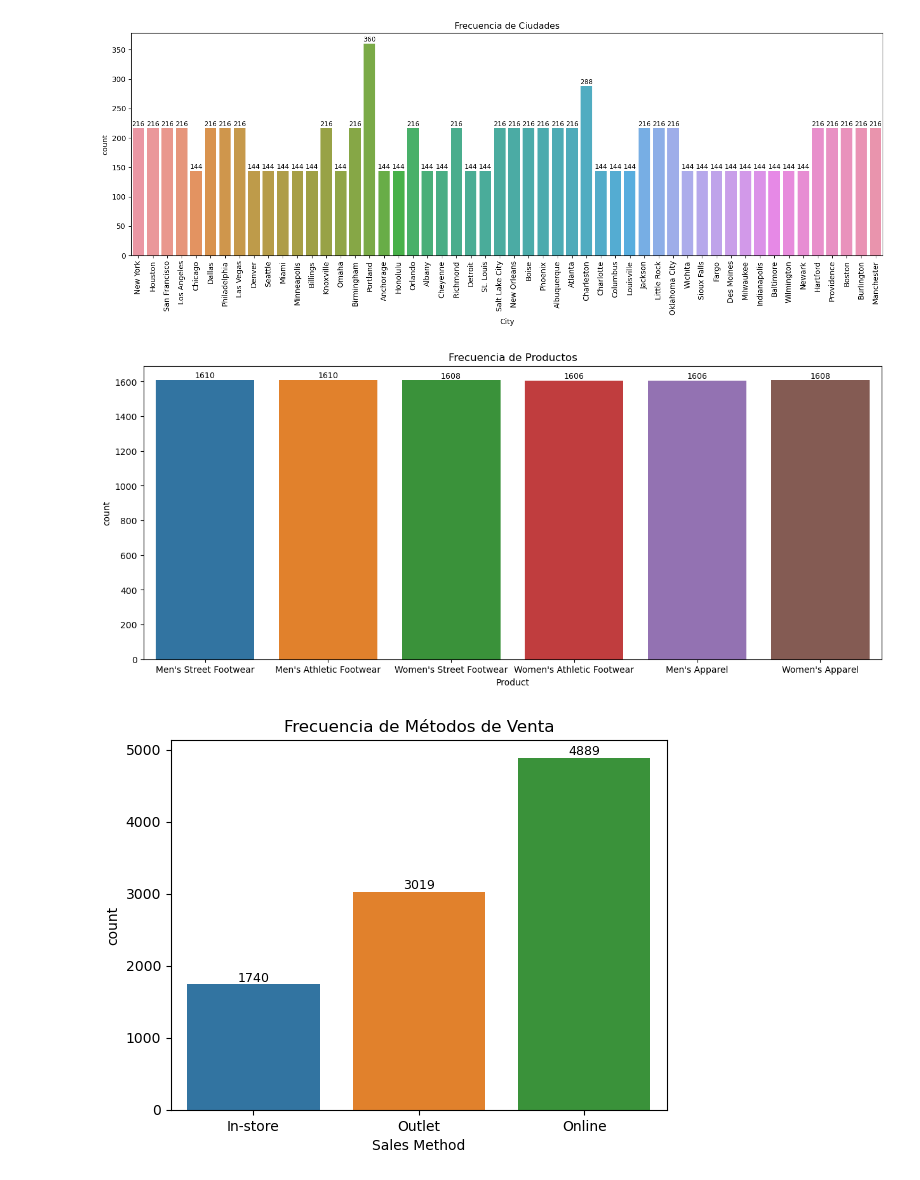
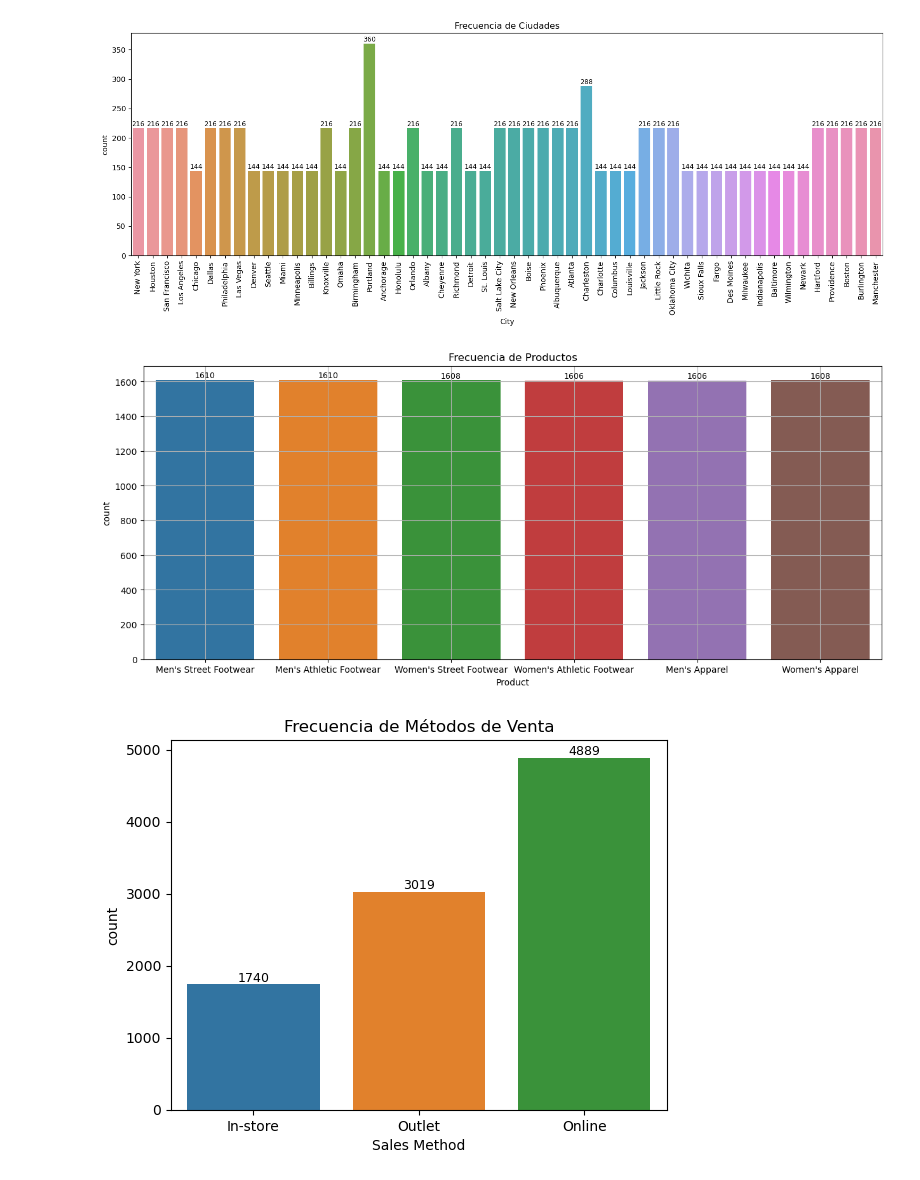
Before and after one commit to Dilmer-Rojas/Ventas_Adidas, a Jupyter notebook: notebooks/1.EDA.ipynb, the cells around one changed output. Drawn from its saved outputs; the diff is of its cells as text; code cells hidden in the pictures.

```diff
--- a/notebooks/1.EDA.ipynb
+++ b/notebooks/1.EDA.ipynb
@@ -476,0 +481,3 @@ plt.show()
+# %%
+df['Region'] = df['Region'].replace("Northeast", "Northest")
+df.to_excel('../data/raw/adidas_us_sales_dataset.xlsx', index=False)
@@ -510,19 +529,20 @@ plt.show()
 # %%
 plt.figure(figsize=(15, 6))
 ax = sns.countplot(x=df['Product'])
 
 # Añadir valores al final de cada barra
 for p in ax.patches:
     altura = p.get_height()
     ax.text(p.get_x() + p.get_width() / 2,     # posición x: centro de la barra
             altura + 1,                        # posición y: un poco arriba del borde
             int(altura),                       # valor a mostrar
             ha='center', va='bottom', fontsize=9)
 plt.xticks(rotation=0)
+plt.grid(True)
 plt.title("Frecuencia de Productos")
 plt.show()
 # %% [output]
-[figure, old version]
+[figure, new version]
 # %%
 ax = sns.countplot(x=df['Sales Method'])
 # Añadir los valores encima de cada barra
```
Also changed, not shown: parts of 8 cells of this notebook, 2 other files.
